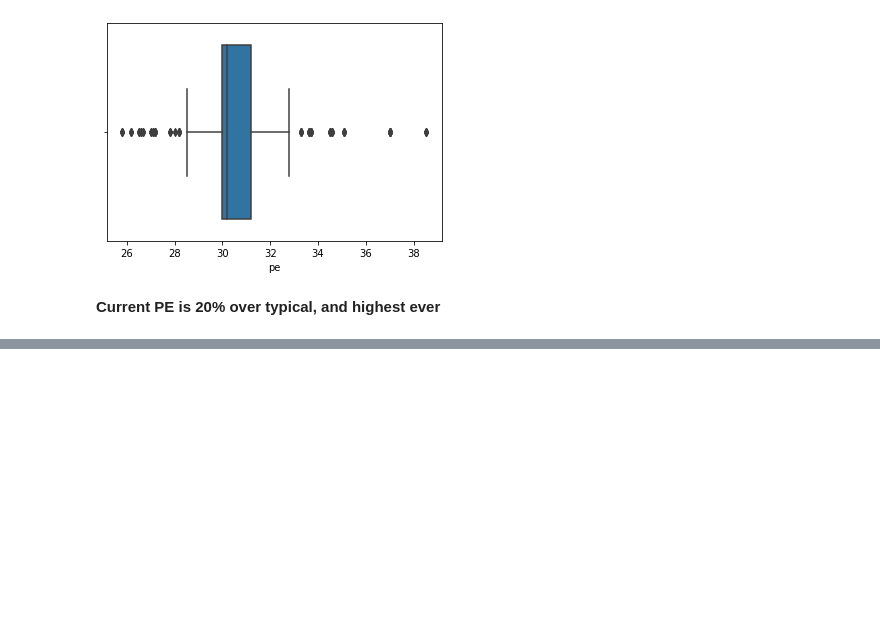
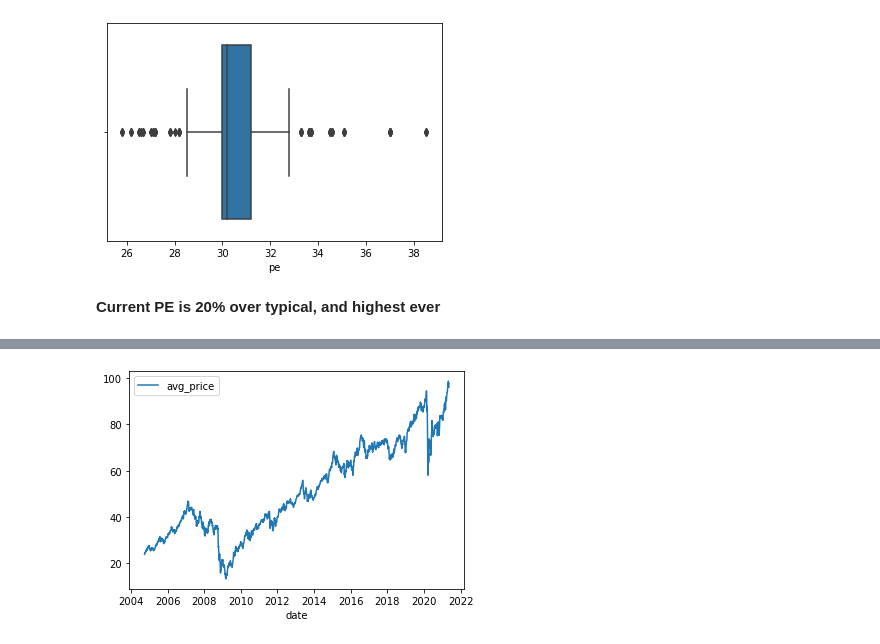
Before and after one commit to lhommefm/investing, a Jupyter notebook: REITs.ipynb, the cells around one changed output, grey strips where cells are left out. Cells and saved outputs as stored; diff of their text form; code cells hidden in the pictures; blank space fills up the shorter version.

```diff
--- a/REITs.ipynb
+++ b/REITs.ipynb
@@ -106,0 +78,4 @@ sns.regplot(x=data_house_futureprice['houst'],y=data_house_futureprice['future_p
+# %%
+make_chart('date','avg_price', 'line')
+# %% [output]
+[figure, added]
```
Also changed, not shown: parts of 31 cells of this notebook, 2 other files.
